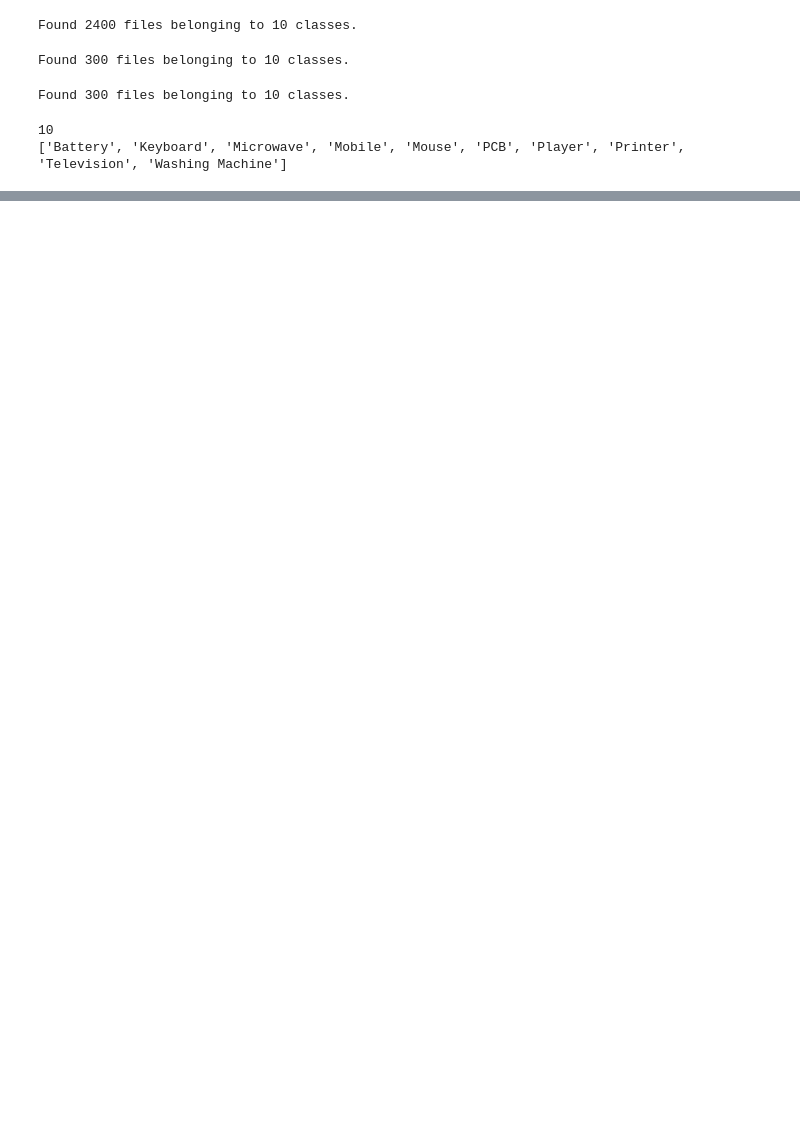
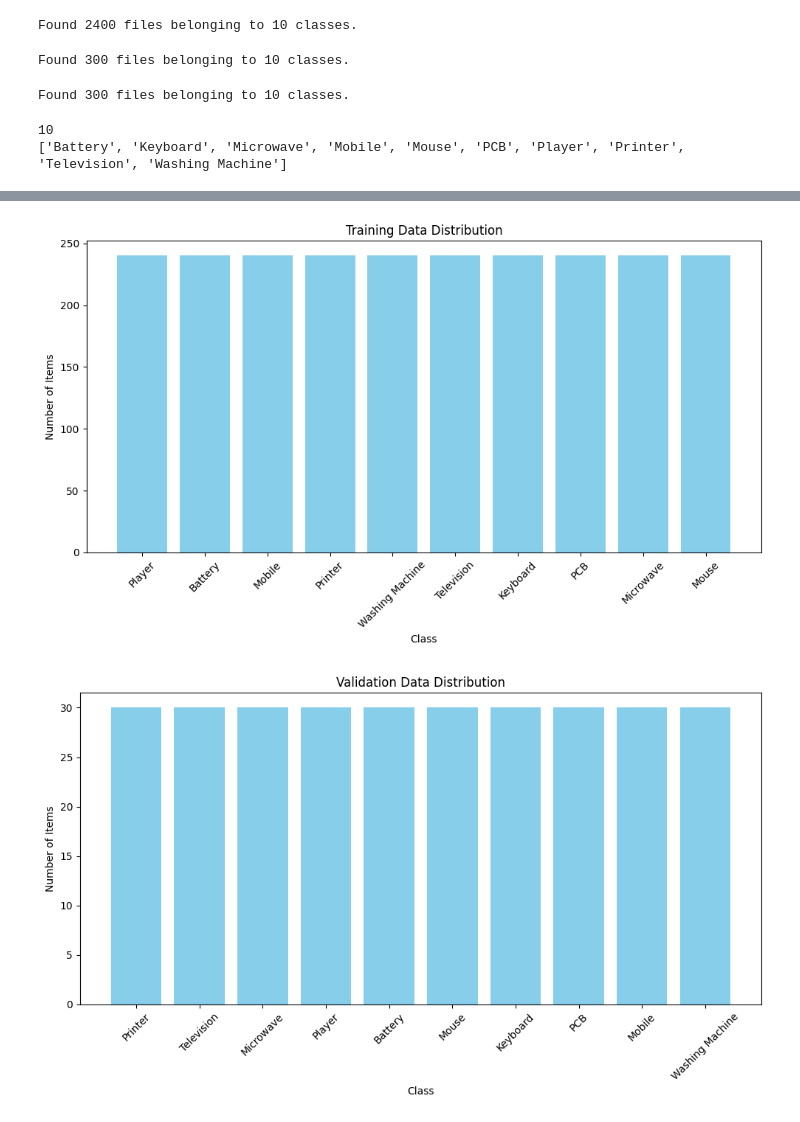
Before and after one commit to deepth2/week_2, a Jupyter notebook: E_waste_Classifier.ipynb, the cells around one changed output, grey strips where cells are left out. Saved outputs shown, nothing was run; the diff lists cells and outputs as text; code cells hidden in the pictures; blank space fills up the shorter version.

```diff
--- a/E_waste_Classifier.ipynb
+++ b/E_waste_Classifier.ipynb
@@ -66,0 +125,7 @@ print(class_names)
+# %%
+plot_class_distribution(datatrain, "Training Data Distribution")
+plot_class_distribution(datavalid, "Validation Data Distribution")
+plot_class_distribution(datatest, "Test Data Distribution")
+# %% [output]
+[figure, added]
+[figure, added]
```
Also changed, not shown: parts of 16 cells of this notebook.
